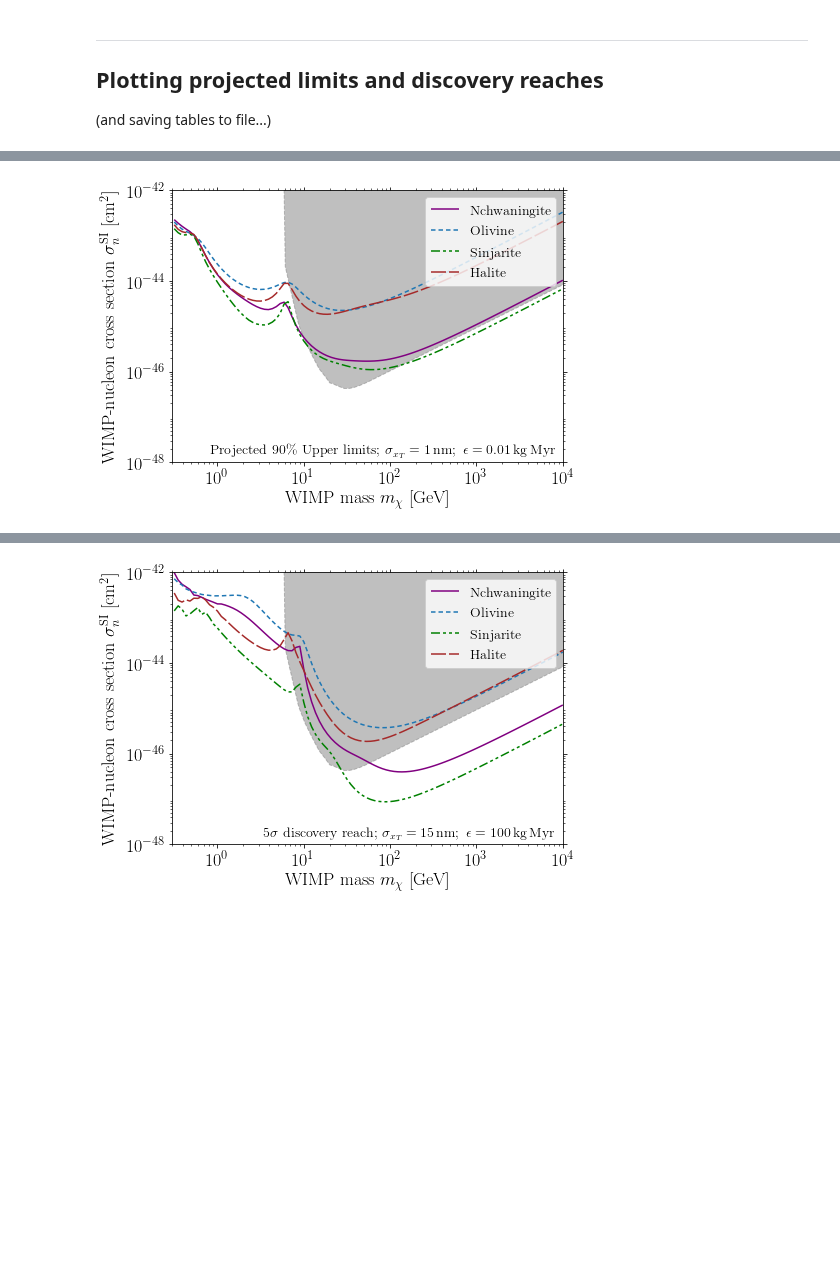
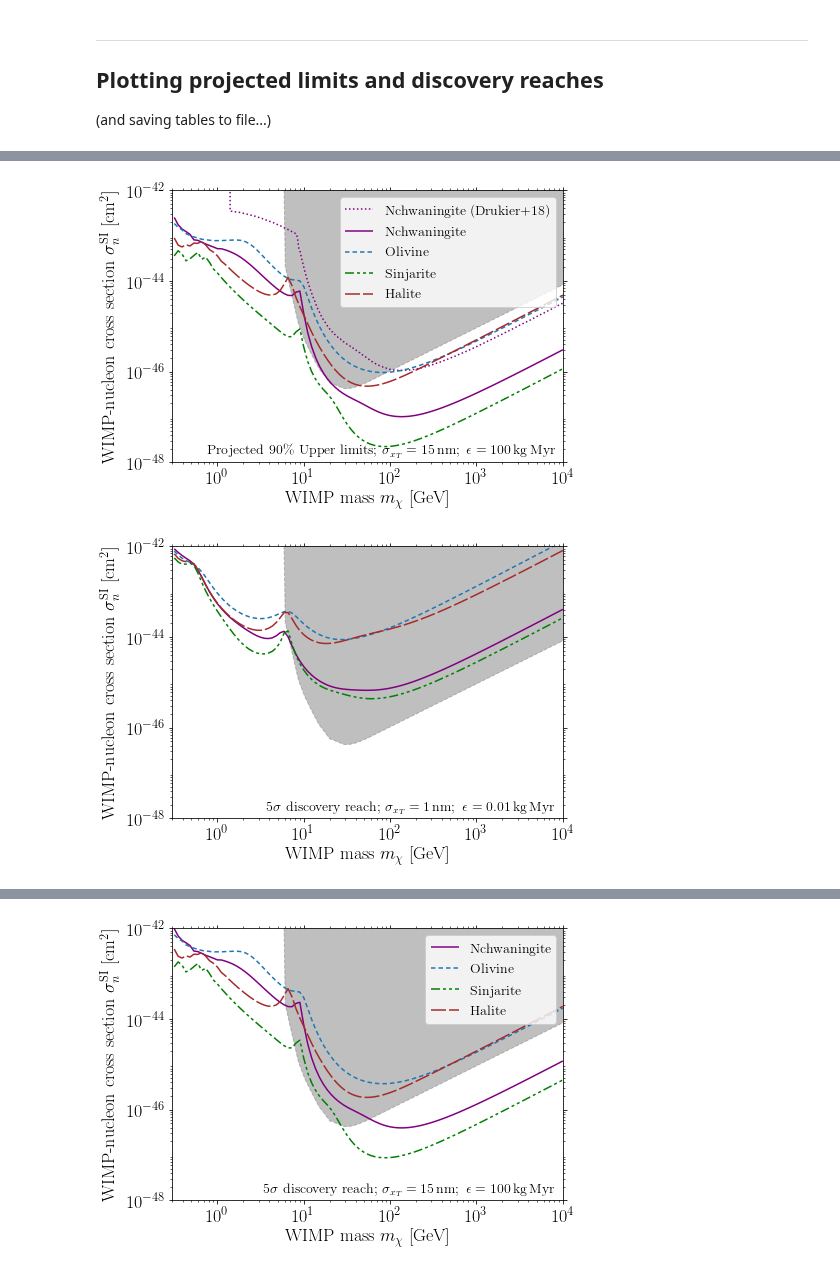
Before and after one commit to tedwards2412/paleo_detectors, a Jupyter notebook: Notebooks/FullAnalysis.ipynb, the cells around one changed output, grey strips where cells are left out. Saved outputs shown, nothing was run; the diff lists cells and outputs as text; code cells hidden in the pictures; blank space fills up the shorter version.

```diff
--- a/Notebooks/FullAnalysis.ipynb
+++ b/Notebooks/FullAnalysis.ipynb
@@ -304,3 +346,44 @@ Calculating for Halite...
+# %%
+rc('text', usetex=True)
+rc('font',**{'family':'sans-serif','sans-serif':['cmr']})
+rc('font',**{'family':'serif','serif':['cmr']})
+rc('font', size=18)
+plt.figure(figsize=(7,5))
+
+colors = ['Purple','C0', 'g', 'Brown']
+
+dashes=[[3, 0],
+        [3, 2],
+        [6, 2, 2, 2,2,2],
+        [10,2]]
+
+m_curr, sig_curr = np.loadtxt("../Data/CurrentLimits.txt", unpack=True)
+plt.fill_between(m_curr, sig_curr, 1e-35, linestyle='--', color='grey', alpha=0.5)
+
+m, ccNch = np.loadtxt('../Data/CutCount_Nchwaningite/nuSys_1.0_w1a_noH_SFsys_0.01_C238_0.1ng.g_exp_100.0_res_150.0.dat', unpack=True, usecols=(0,1))
+plt.loglog(m, ccNch, color='Purple', linestyle=':', label=r'Nchwaningite (Drukier+18)')
+
+for mineral,col,dash in zip([Nch, Oliv, Sinj, Hal],colors,dashes):
+    mlist, lim, dr = np.loadtxt('../ES/limits/lims_' + mineral.shortname + '_exp100.0_res15.0.txt', unpack=True)
+    plt.loglog(mlist, lim, label=mineral.name,color=col, dashes=dash)
+
+plt.ylim(1e-48, 1e-42)
+plt.xlim(0.3, 1e4)
+plt.yticks([1e-48, 1e-46, 1e-44, 1e-42])
+
+
+plt.legend(fontsize=14,loc='upper right')
+
+plt.xlabel(r'WIMP mass $m_\chi$ [GeV]')
+plt.ylabel(r'WIMP-nucleon cross section $\sigma_n^{\mathrm{SI}}$ [cm$^2$]')
+
+plt.text(8e3, 1.3e-48, r'Projected $90\%$ Upper limits; $\sigma_{x_T} = 15\,\mathrm{nm}; \,\,\epsilon = 100 \,\mathrm{kg}\,\mathrm{Myr}$', fontsize=14, ha='right')
+
+plt.savefig('../plots/limits90_exp100.0_sig15.0.pdf', bbox_inches="tight")
+
+plt.show()
+# %% [output]
+[figure, added]
 # %%
 rc('text', usetex=True)
 rc('font',**{'family':'sans-serif','sans-serif':['cmr']})
@@ -320,22 +403,22 @@ plt.fill_between(m_curr, sig_curr, 1e-35, linestyle='--', color='grey', alpha=0.
 
 for mineral,col,dash in zip([Nch, Oliv, Sinj, Hal],colors,dashes):
     mlist, lim, dr = np.loadtxt('../ES/limits/lims_' + mineral.shortname + '_exp0.01_res1.0.txt', unpack=True)
-    plt.loglog(mlist, lim, label=mineral.name,color=col, dashes=dash)
+    plt.loglog(mlist, dr, label=mineral.name,color=col, dashes=dash)
 
 plt.ylim(1e-48, 1e-42)
 plt.xlim(0.3, 1e4)
 plt.yticks([1e-48, 1e-46, 1e-44, 1e-42])
 
 
-plt.legend(fontsize=14,loc='upper right')
+# plt.legend(fontsize=14,loc='upper right')
 
 plt.xlabel(r'WIMP mass $m_\chi$ [GeV]')
 plt.ylabel(r'WIMP-nucleon cross section $\sigma_n^{\mathrm{SI}}$ [cm$^2$]')
 
-plt.text(8e3, 1.3e-48, r'Projected $90\%$ Upper limits; $\sigma_{x_T} = 1\,\mathrm{nm}; \,\,\epsilon = 0.01 \,\mathrm{kg}\,\mathrm{Myr}$', fontsize=14, ha='right')
+plt.text(8e3, 1.3e-48, r'$5\sigma$ discovery reach; $\sigma_{x_T} = 1\,\mathrm{nm}; \,\,\epsilon = 0.01 \,\mathrm{kg}\,\mathrm{Myr}$', fontsize=14, ha='right')
 
-plt.savefig('../plots/limits90_exp1.0_sig1.0.pdf', bbox_inches="tight")
+plt.savefig('../plots/discovery_exp1.0_sig1.0.pdf', bbox_inches="tight")
 
 plt.show()
 # %% [output]
-[figure, old version]
+[figure, new version]
```
Also changed, not shown: parts of 3 cells of this notebook, 15 other files.
